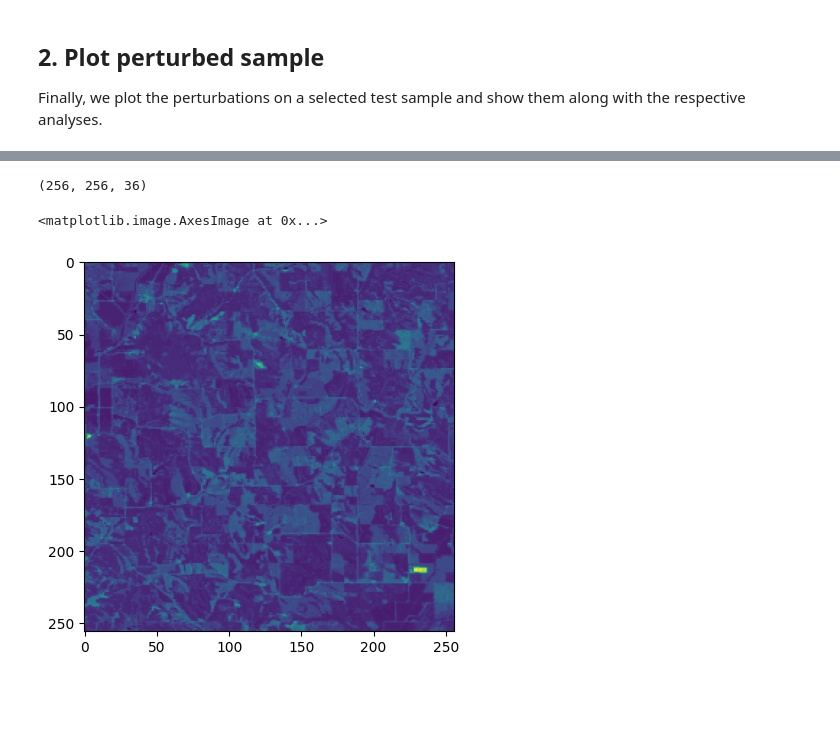
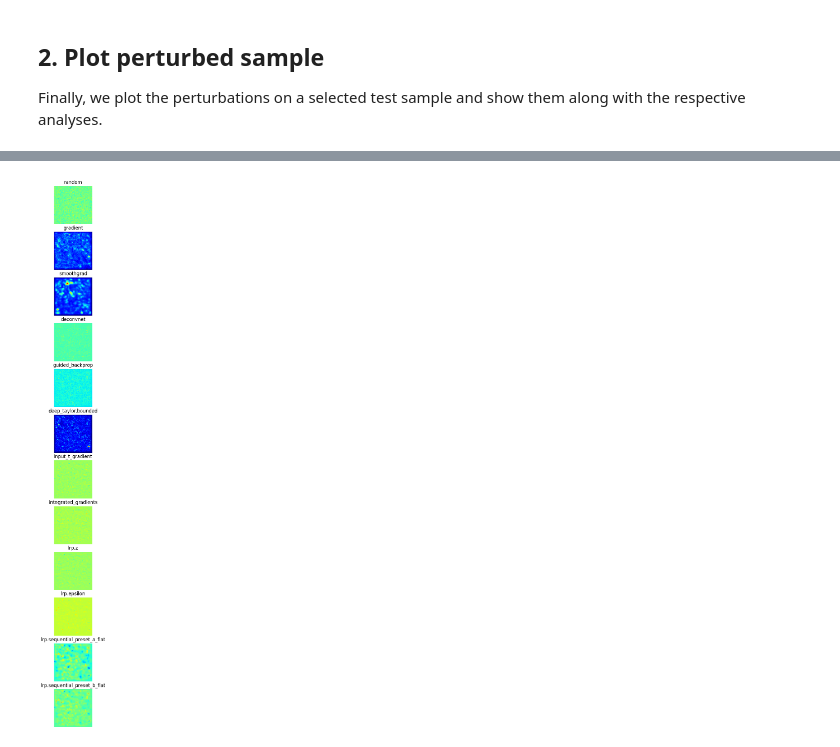
Before and after one commit to Arun-1997/Msc_Thesis, a Jupyter notebook: saliency_maps_perturbation.ipynb, the cells around one changed output, grey strips where cells are left out. Drawn from its saved outputs; the diff is of its cells as text; code cells hidden in the pictures; blank space fills up the shorter version.

```diff
--- a/saliency_maps_perturbation.ipynb
+++ b/saliency_maps_perturbation.ipynb
@@ -412,9 +333,9 @@ for perturbation_analysis, method in zip(perturbation_analyses, selected_methods
-# %%
-np.array(grid[0][0]).shape
-# %% [output]
-(256, 256, 36)
-# %%
-plt.imshow(np.array(grid[3][0][:,:,35]))
-# %% [output]
-<matplotlib.image.AxesImage at 0x...>
-[figure, removed]
+# %%
+fig,ax = plt.subplots(12,1,figsize=(25,25))
+for i in range(len(analysis_list)):
+    ax[i].imshow(analysis_list[i],cmap="jet")
+    ax[i].set_title(selected_methods[i][0])
+    ax[i].axis("off")
+# np.array(analysis_list)
+# %% [output]
+[figure, added]
```
Also changed, not shown: parts of 15 cells of this notebook, 1 other file.
